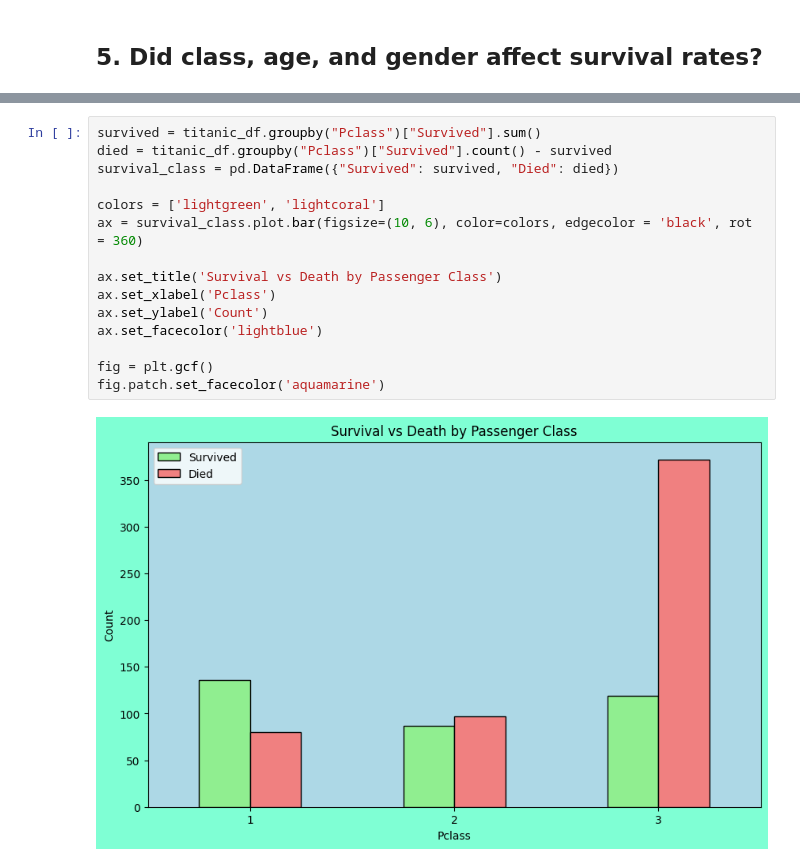
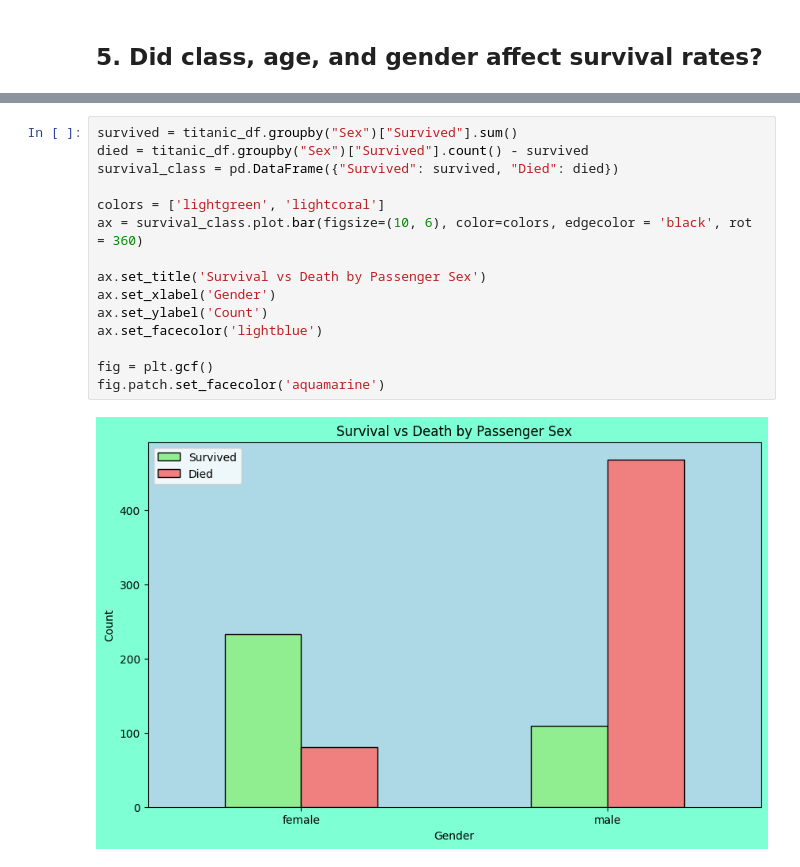
Before and after one commit to Kjh451672/unit-3-data-science, a Jupyter notebook: 02_titanic.ipynb, the cells around one changed output, grey strips where cells are left out. Saved outputs shown, nothing was run; the diff lists cells and outputs as text.

Commit message:
Titanic Tabulation (finished)

```diff
--- a/02_titanic.ipynb
+++ b/02_titanic.ipynb
@@ -82,17 +118,17 @@ This graph represent the amounf of people who died and survived based off of the
 # %%
-survived = titanic_df.groupby("Pclass")["Survived"].sum()
-died = titanic_df.groupby("Pclass")["Survived"].count() - survived
+survived = titanic_df.groupby("Sex")["Survived"].sum()
+died = titanic_df.groupby("Sex")["Survived"].count() - survived
 survival_class = pd.DataFrame({"Survived": survived, "Died": died})
 
 colors = ['lightgreen', 'lightcoral']
 ax = survival_class.plot.bar(figsize=(10, 6), color=colors, edgecolor = 'black', rot = 360)
 
-ax.set_title('Survival vs Death by Passenger Class')
-ax.set_xlabel('Pclass')
+ax.set_title('Survival vs Death by Passenger Sex')
+ax.set_xlabel('Gender')
 ax.set_ylabel('Count')
 ax.set_facecolor('lightblue')
 
 fig = plt.gcf()
 fig.patch.set_facecolor('aquamarine')
 # %% [output]
-[figure, old version]
+[figure, new version]
```
Also changed, not shown: parts of 5 cells of this notebook.
